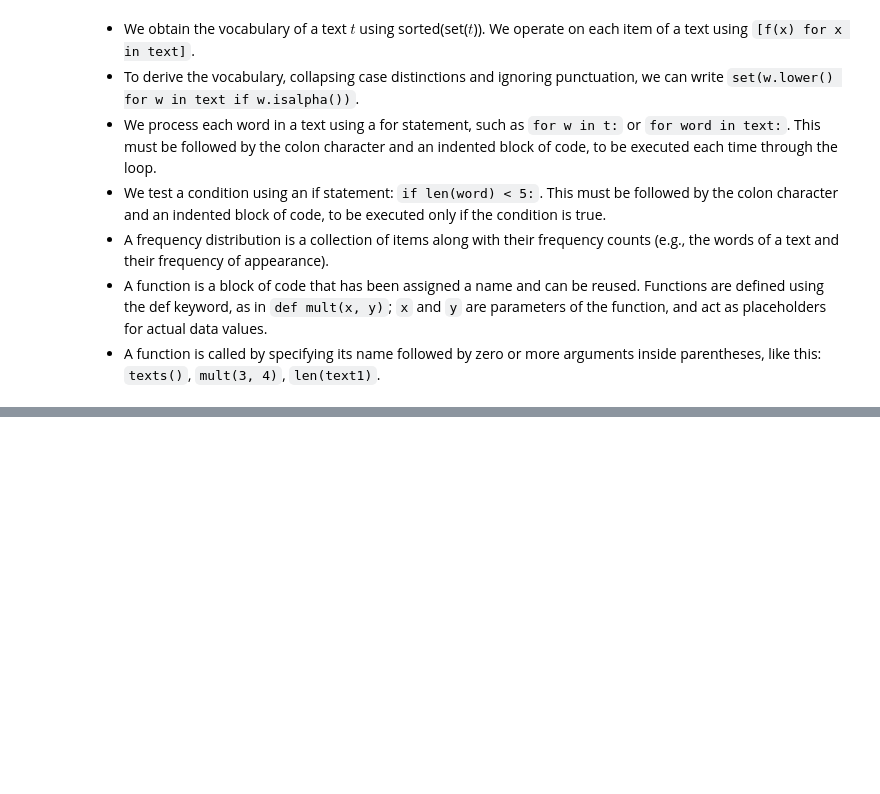
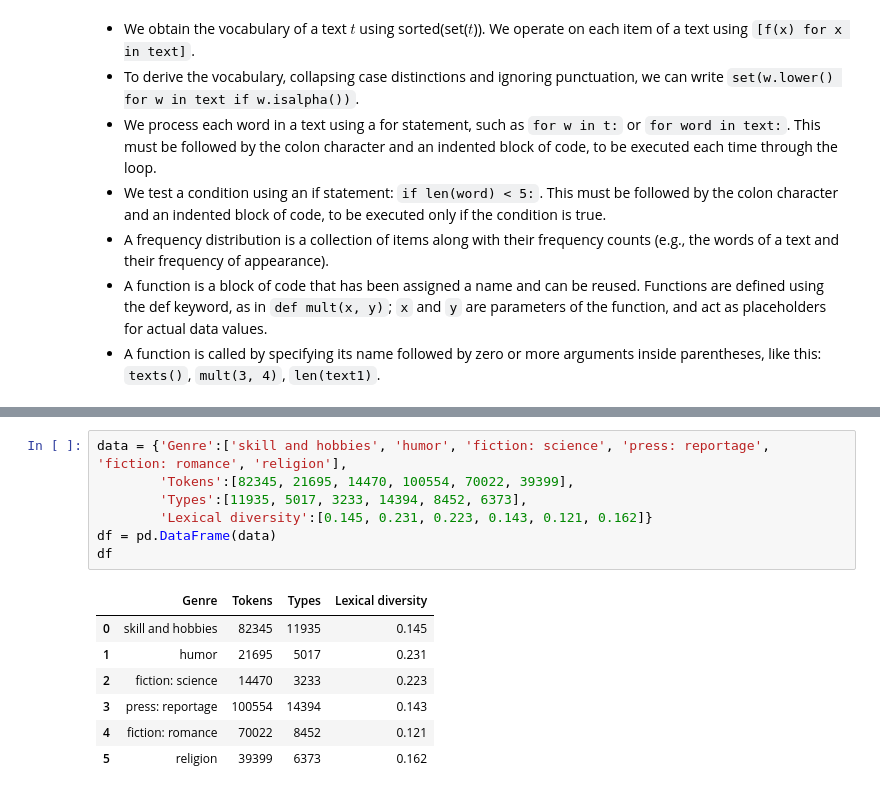
Before and after one commit to Lawrence-Krukrubo/Text-Based-AI, a Jupyter notebook: 1_getting_started_nltk.ipynb, the cells around one changed output, grey strips where cells are left out. Cells and saved outputs as stored; diff of their text form; blank space fills up the shorter version.

```diff
--- a/1_getting_started_nltk.ipynb
+++ b/1_getting_started_nltk.ipynb
@@ -776,0 +834,15 @@ We operate on each item of a text using `[f(x) for x in text]`.
+# %%
+data = {'Genre':['skill and hobbies', 'humor', 'fiction: science', 'press: reportage', 'fiction: romance', 'religion'],
+        'Tokens':[82345, 21695, 14470, 100554, 70022, 39399],
+        'Types':[11935, 5017, 3233, 14394, 8452, 6373],
+        'Lexical diversity':[0.145, 0.231, 0.223, 0.143, 0.121, 0.162]}
+df = pd.DataFrame(data)
+df
+# %% [output]
+|  | Genre | Tokens | Types | Lexical diversity |
+| 0 | skill and hobbies | 82345 | 11935 | 0.145 |
+| 1 | humor | 21695 | 5017 | 0.231 |
+| 2 | fiction: science | 14470 | 3233 | 0.223 |
+| 3 | press: reportage | 100554 | 14394 | 0.143 |
+| 4 | fiction: romance | 70022 | 8452 | 0.121 |
+| 5 | religion | 39399 | 6373 | 0.162 |
```
Also changed, not shown: parts of 18 cells of this notebook.
